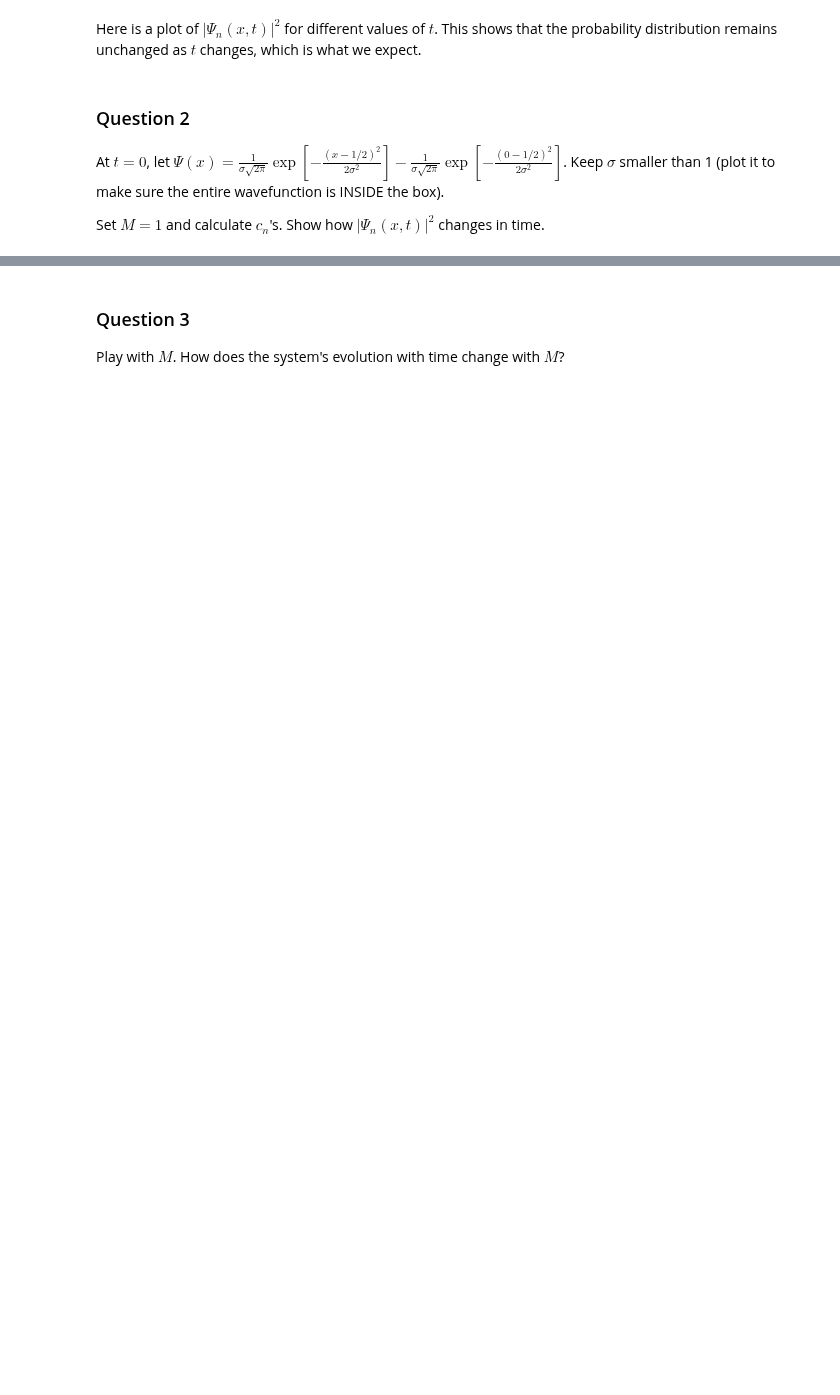
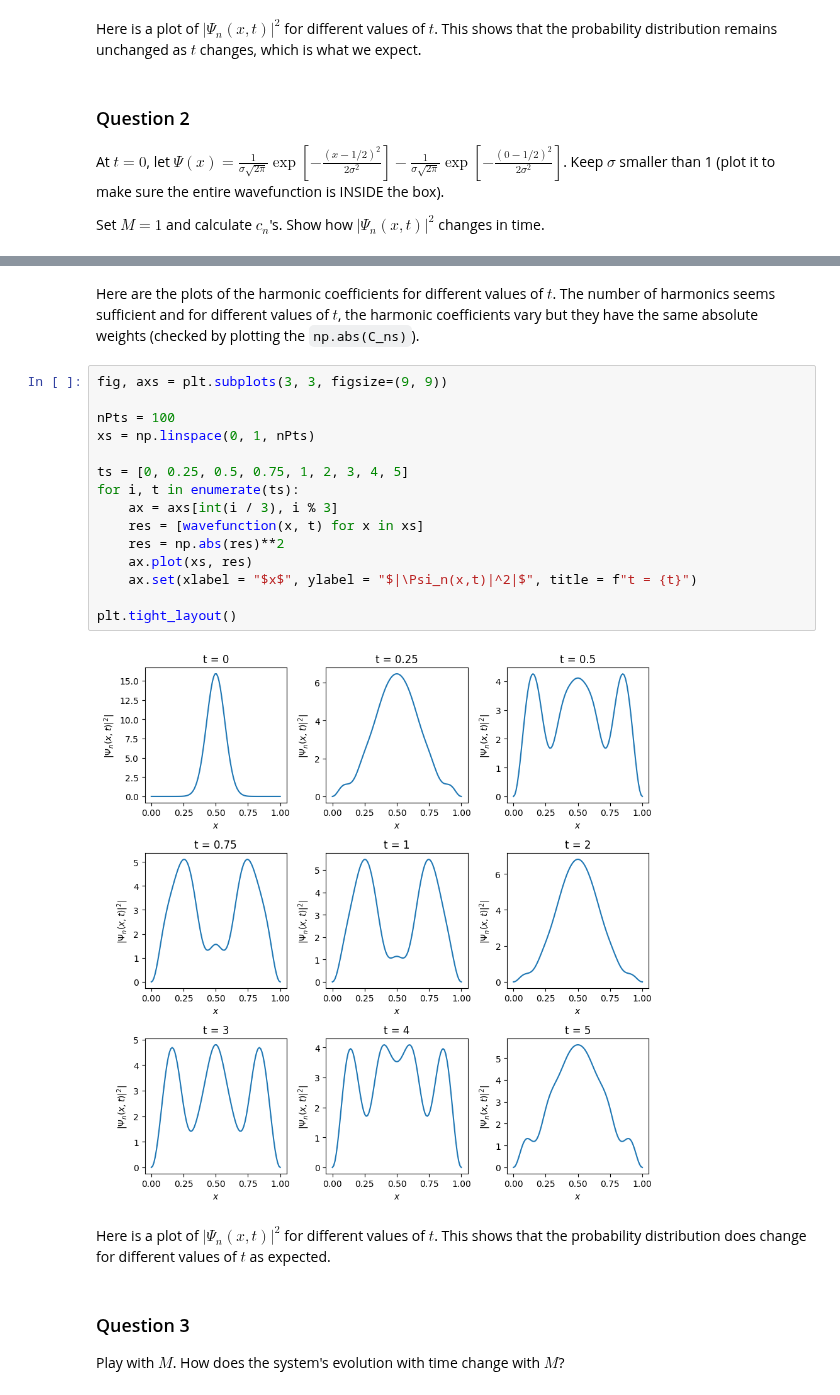
Before and after one commit to vibilanj/cmps, a Jupyter notebook: homework/Particle_in_a_Box_HW.ipynb, the cells around one changed output, grey strips where cells are left out. Drawn from its saved outputs; the diff is of its cells as text; blank space fills up the shorter version.

```diff
--- a/homework/Particle_in_a_Box_HW.ipynb
+++ b/homework/Particle_in_a_Box_HW.ipynb
@@ -208,3 +203,24 @@ False
+# %% [markdown]
+Here are the plots of the harmonic coefficients for different values of $t$. The number of harmonics seems sufficient and for different values of $t$, the harmonic coefficients vary but they have the same absolute weights (checked by plotting the `np.abs(C_ns)`).
+# %%
+fig, axs = plt.subplots(3, 3, figsize=(9, 9))
+
+nPts = 100
+xs = np.linspace(0, 1, nPts)
+
+ts = [0, 0.25, 0.5, 0.75, 1, 2, 3, 4, 5]
+for i, t in enumerate(ts):
+    ax = axs[int(i / 3), i % 3]
+    res = [wavefunction(x, t) for x in xs]
+    res = np.abs(res)**2
+    ax.plot(xs, res)
+    ax.set(xlabel = "$x$", ylabel = "$|\Psi_n(x,t)|^2|$", title = f"t = {t}")
+
+plt.tight_layout()
+# %% [output]
+[figure, added]
+# %% [markdown]
+Here is a plot of $|\Psi_n(x,t)|^2$ for different values of $t$. This shows that the probability distribution does change for different values of $t$ as expected.
 # %% [markdown]
 ### Question 3
 
```
Also changed, not shown: parts of 12 cells of this notebook.
